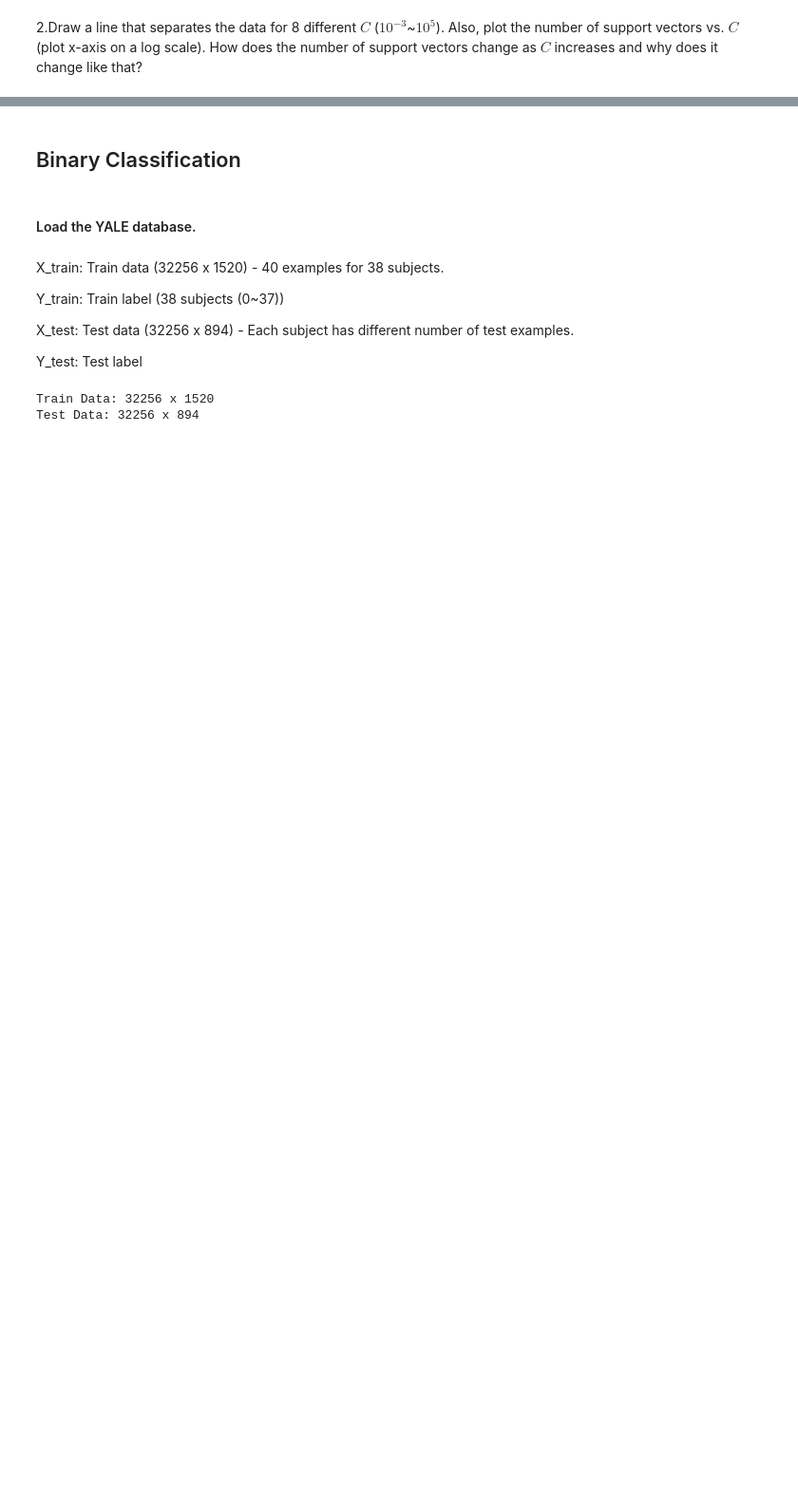
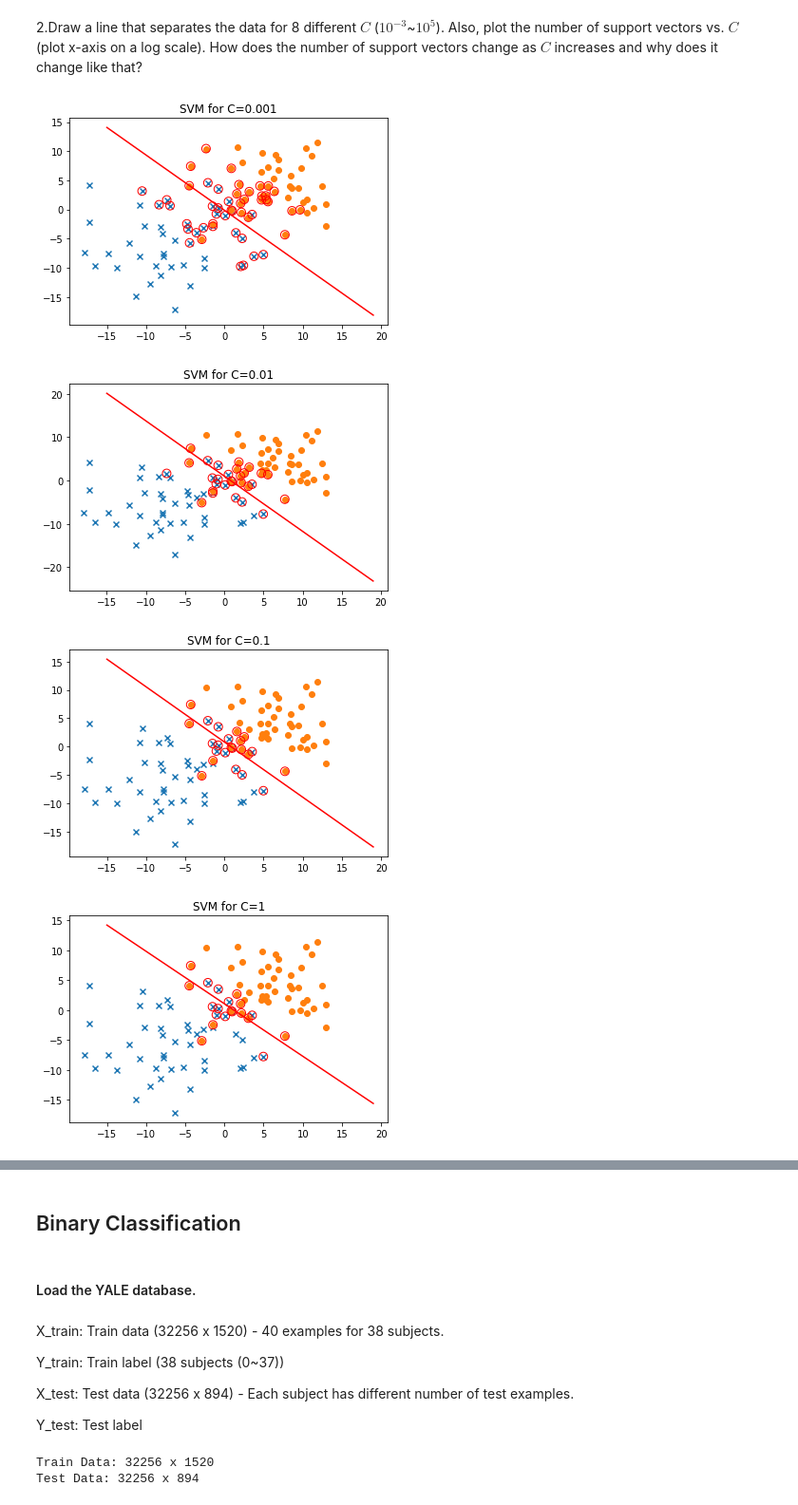
Before and after one commit to hervature/ORFE, a Jupyter notebook: ELE 535/homework8/ELE435_535_Fall18_LAB8.ipynb, the cells around one changed output, grey strips where cells are left out. Shown at 95% size. Drawn from its saved outputs; the diff is of its cells as text; code cells hidden in the pictures; blank space fills up the shorter version.

```diff
--- a/ELE 535/homework8/ELE435_535_Fall18_LAB8.ipynb
+++ b/ELE 535/homework8/ELE435_535_Fall18_LAB8.ipynb
@@ -36,2 +61,41 @@ Note: You can use LinearSVC or SVC from scikit-learn. If you use SVC, be sure to
 # %% [markdown]
 2.Draw a line that separates the data for 8 different $C$ ($10^{-3}$~$10^5$). Also, plot the number of support vectors vs. $C$ (plot x-axis on a log scale). How does the number of support vectors change as $C$ increases and why does it change like that?
+# %%
+C = [10**i for i in range(-3,6)]
+num_support_vectors = []
+
+for c in C:
+    clf = SVC(C=c, max_iter=10**9, kernel='linear')
+    clf.fit(X,Y)
+
+    y_coef, x_coef = clf.coef_[0]
+    intercept = clf.intercept_
+
+    m = -x_coef/y_coef
+    intercept = intercept/y_coef
+
+    x = [x for x in range(-15,20)]
+    y = [m*i - intercept for i in x]
+
+    support_vectors = clf.support_vectors_
+
+    num_support_vectors.append(len(support_vectors))
+
+    plt.figure()
+    plt.scatter(X1[:,0],X1[:,1],marker='x')
+    plt.scatter(X2[:,0],X2[:,1],marker='o')
+    plt.scatter(support_vectors[:,0],support_vectors[:,1], s=80, facecolors='none', edgecolors='r')
+    plt.plot(x,y, color='r')
+    plt.title('SVM for C=' + str(c))
+    plt.show()
+
+plt.figure()
+plt.plot(C, num_support_vectors)
+plt.xscale('log')
+plt.title('Number of Support Vectors vs. C')
+plt.show()
+# %% [output]
+[figure, added]
+[figure, added]
+[figure, added]
+[figure, added]
```
Also changed, not shown: parts of 9 cells of this notebook, 1 other file.
